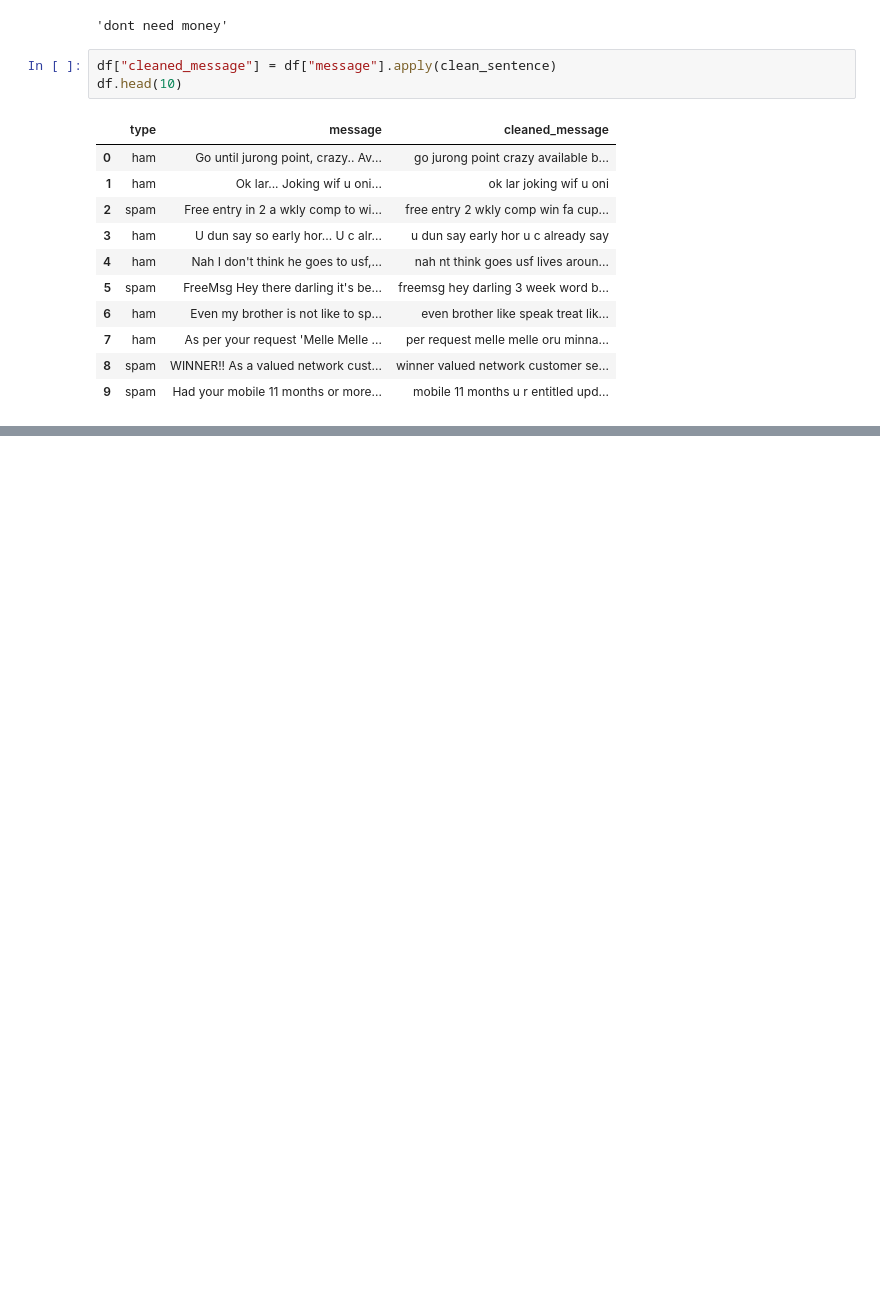
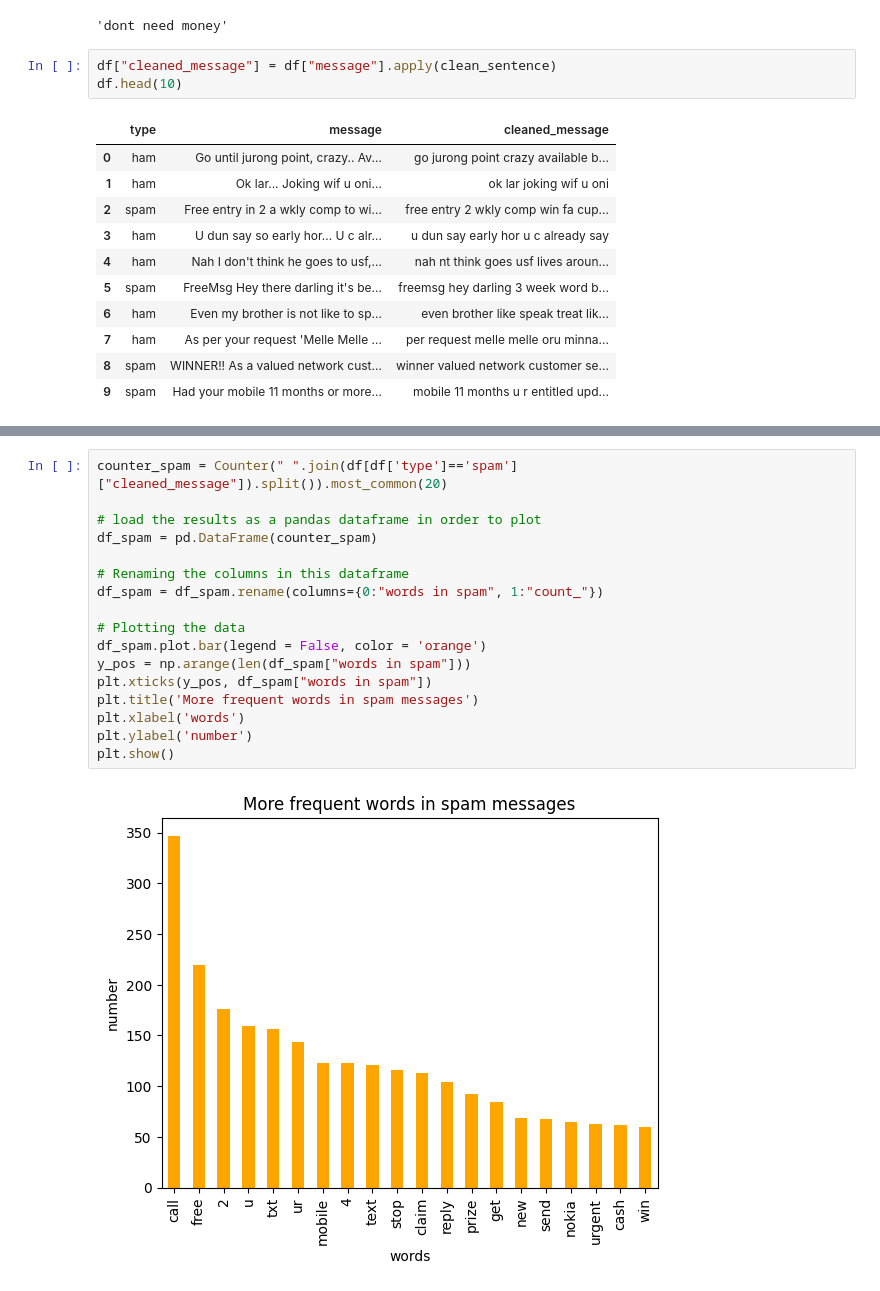
Before and after one commit to rrstats/Supervised-Algorithms, a Jupyter notebook: More Algorithms/Naive Bayes.ipynb, the cells around one changed output, grey strips where cells are left out. Cells and saved outputs as stored; diff of their text form; blank space fills up the shorter version.

```diff
--- a/More Algorithms/Naive Bayes.ipynb
+++ b/More Algorithms/Naive Bayes.ipynb
@@ -125,0 +179,19 @@ KeyError: 'cleaned_messag'
+# %%
+counter_spam = Counter(" ".join(df[df['type']=='spam']["cleaned_message"]).split()).most_common(20)
+
+# load the results as a pandas dataframe in order to plot
+df_spam = pd.DataFrame(counter_spam)
+
+# Renaming the columns in this dataframe
+df_spam = df_spam.rename(columns={0:"words in spam", 1:"count_"})
+
+# Plotting the data
+df_spam.plot.bar(legend = False, color = 'orange')
+y_pos = np.arange(len(df_spam["words in spam"]))
+plt.xticks(y_pos, df_spam["words in spam"])
+plt.title('More frequent words in spam messages')
+plt.xlabel('words')
+plt.ylabel('number')
+plt.show()
+# %% [output]
+[figure, added]
```
Also changed, not shown: parts of 9 cells of this notebook.
